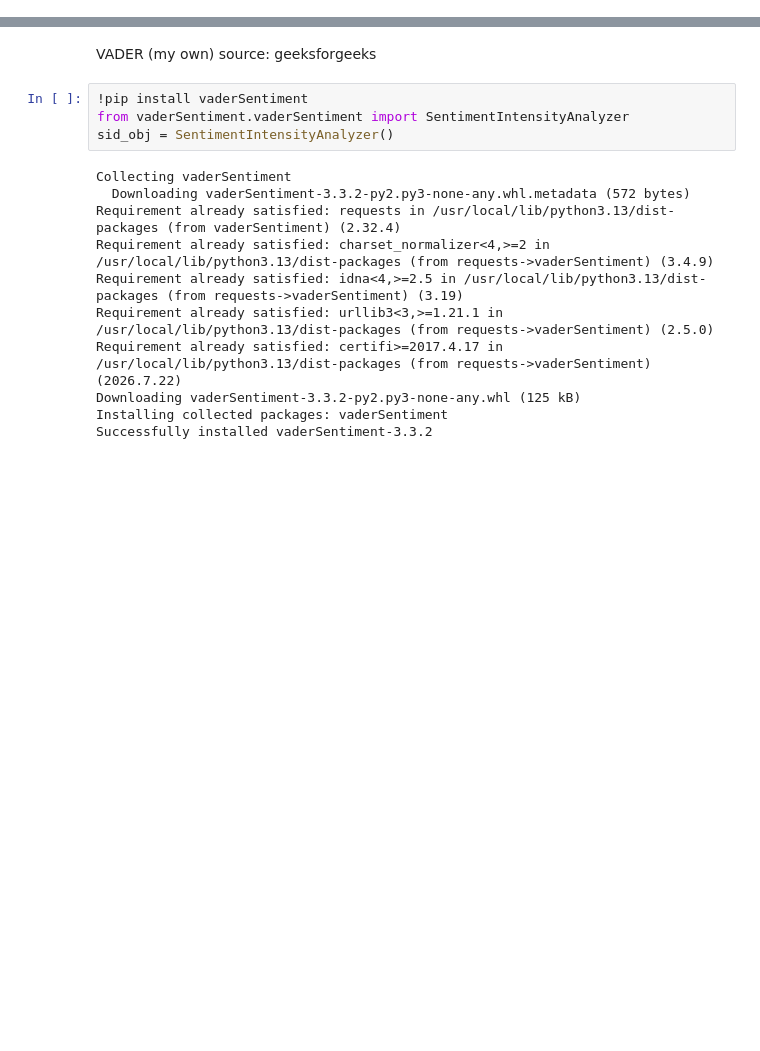
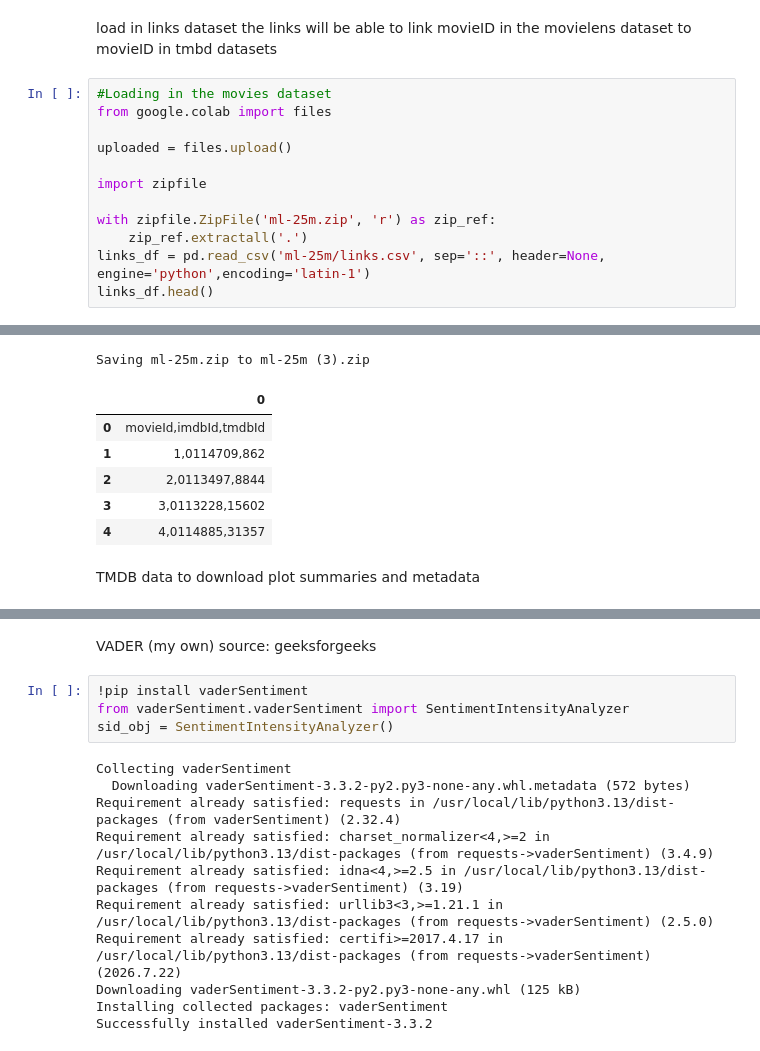
Before and after one commit to MichaelMcCarey/MovieRecProject, a Jupyter notebook: movie.ipynb, the cells around one changed output, grey strips where cells are left out. Cells and saved outputs as stored; diff of their text form; blank space fills up the shorter version.

Commit message:
loaded in tmdb, tags, and links data

```diff
--- a/movie.ipynb
+++ b/movie.ipynb
@@ -2,0 +51,16 @@
+# %% [markdown]
+load in links dataset
+the links will be able to link movieID in the movielens dataset to movieID in tmbd datasets
+# %%
+#Loading in the movies dataset
+from google.colab import files
+
+uploaded = files.upload()
+
+import zipfile
+
+with zipfile.ZipFile('ml-25m.zip', 'r') as zip_ref:
+    zip_ref.extractall('.')
+links_df = pd.read_csv('ml-25m/links.csv', sep='::', header=None, engine='python',encoding='latin-1')
+links_df.head()
+# %% [output]
@@ -2,0 +68,9 @@
+Saving ml-25m.zip to ml-25m (3).zip
+|  | 0 |
+| 0 | movieId,imdbId,tmdbId |
+| 1 | 1,0114709,862 |
+| 2 | 2,0113497,8844 |
+| 3 | 3,0113228,15602 |
+| 4 | 4,0114885,31357 |
+# %% [markdown]
+TMDB data to download plot summaries and metadata
```
Also changed, not shown: parts of 7 cells of this notebook.
